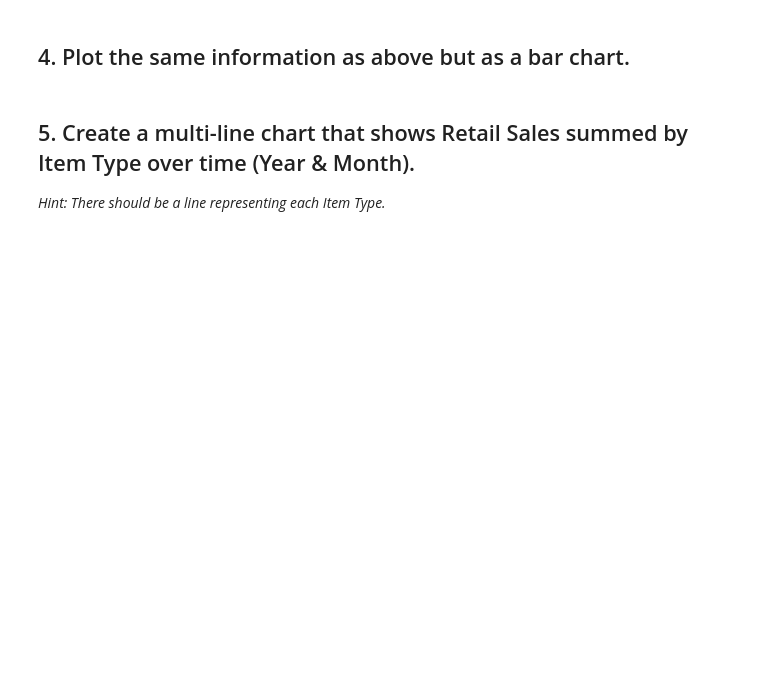
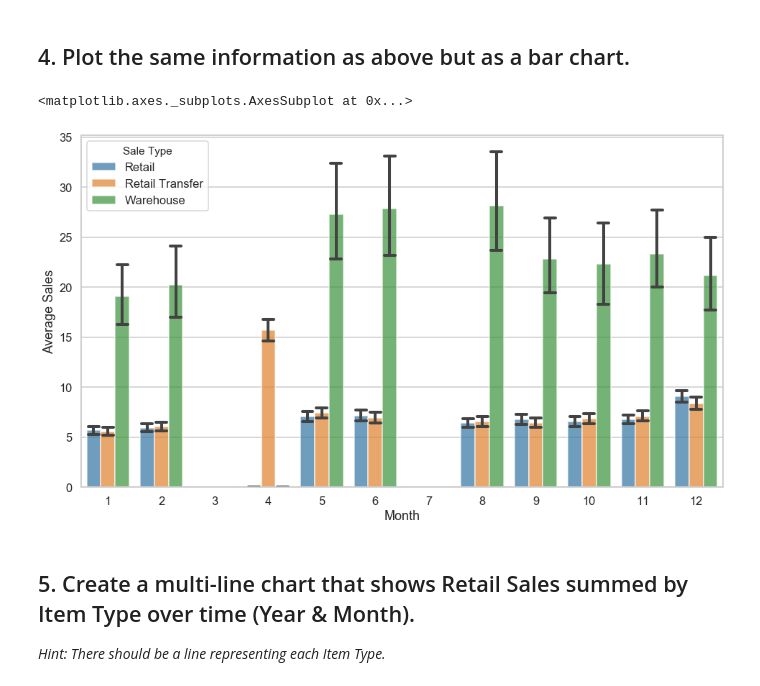
Before and after one commit to ironhack-datalabs/datamia0819, a Jupyter notebook: module-2/lab-plotting-multiple-data-series/your-code/main.ipynb, the cells around one changed output. Drawn from its saved outputs; the diff is of its cells as text; code cells hidden in the pictures; blank space fills up the shorter version.

```diff
--- a/module-2/lab-plotting-multiple-data-series/your-code/main.ipynb
+++ b/module-2/lab-plotting-multiple-data-series/your-code/main.ipynb
@@ -57,5 +101,14 @@ ax.set_xticklabels(ax.get_xticklabels(), rotation = 90)
 # %% [markdown]
 ## 4. Plot the same information as above but as a bar chart.
+# %%
+fig = plt.figure(figsize = (16, 9))
+sns.set_style('whitegrid')
+sns.set_context('talk')
+
+sns.barplot(x = 'Month', y = 'Average Sales', hue = 'Sale Type', capsize = .2, alpha = .7, data = data3)
+# %% [output]
+<matplotlib.axes._subplots.AxesSubplot at 0x...>
+[figure, added]
 # %% [markdown]
 ## 5. Create a multi-line chart that shows Retail Sales summed by Item Type over time (Year & Month).
 
```
Also changed, not shown: parts of 6 cells of this notebook.
